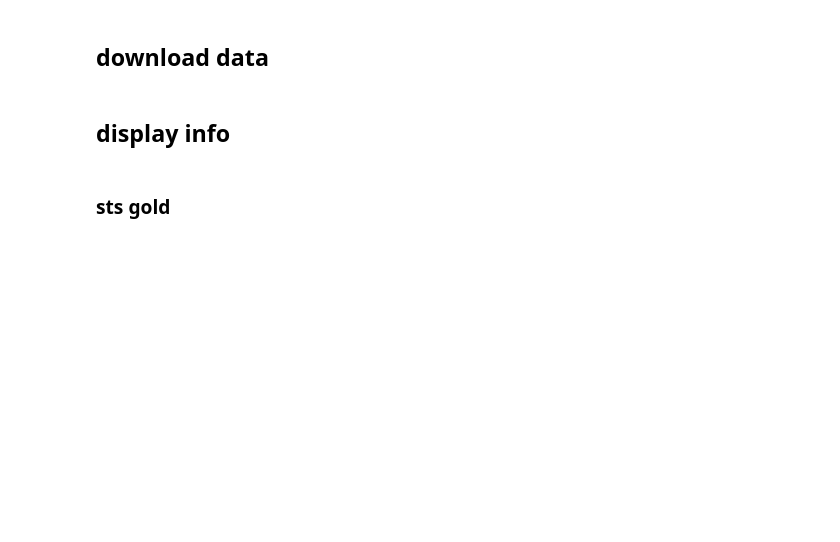
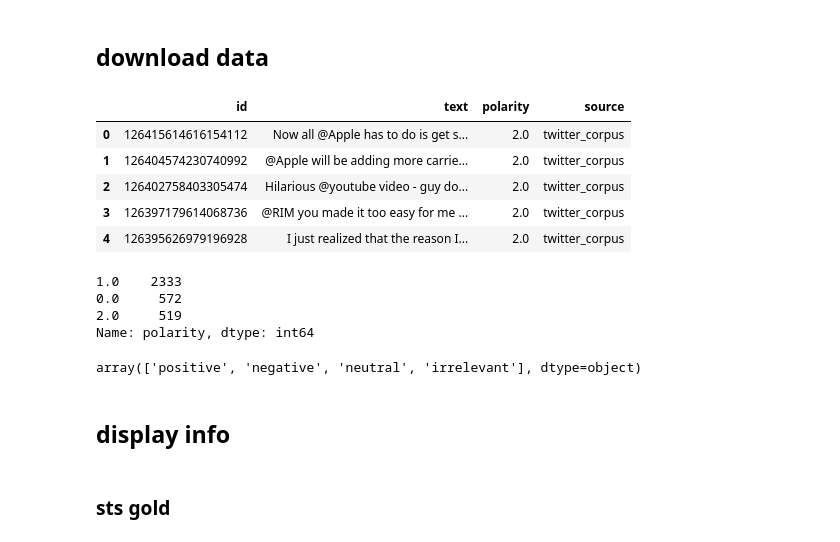
Before and after one commit to contatc2/green_mood_tracker, a Jupyter notebook: notebooks/Henryhall_Dataset_download.ipynb, the cells around one changed output. Drawn from its saved outputs; the diff is of its cells as text; code cells hidden in the pictures; blank space fills up the shorter version.

Commit message:
updated training data script for twitter corpus and addded roberta script

```diff
--- a/notebooks/Henryhall_Dataset_download.ipynb
+++ b/notebooks/Henryhall_Dataset_download.ipynb
@@ -7,6 +7,30 @@ import numpy as np
 sts_gold = pd.read_csv('../raw_data/STS_gold.csv',sep=';')
 kaggle_sentiment_train = pd.read_csv('../raw_data/kaggle_sentiment_train.csv')
 kaggle_sentiment_test = pd.read_csv('../raw_data/kaggle_sentiment_test.csv')
+# %%
+twitter_corpus = pd.read_csv('../raw_data/twitter_corpus.csv',error_bad_lines=False)
+twitter_corpus_final = twitter_corpus[['TweetId','TweetText','Sentiment']].rename(columns={'TweetId':'id','TweetText':'text','Sentiment':'polarity'})
+twitter_corpus_final['source'] = "twitter_corpus"
+twitter_corpus_final['polarity'] = twitter_corpus_final.polarity.map({'positive':2,'neutral':1,'negative':0})
+twitter_corpus_final.head()
+# %% [output]
+|  | id | text | polarity | source |
+| 0 | 126415614616154112 | Now all @Apple has to do is get s... | 2.0 | twitter_corpus |
+| 1 | 126404574230740992 | @Apple will be adding more carrie... | 2.0 | twitter_corpus |
+| 2 | 126402758403305474 | Hilarious @youtube video - guy do... | 2.0 | twitter_corpus |
+| 3 | 126397179614068736 | @RIM you made it too easy for me ... | 2.0 | twitter_corpus |
+| 4 | 126395626979196928 | I just realized that the reason I... | 2.0 | twitter_corpus |
+# %%
+twitter_corpus_final.polarity.value_counts()
+# %% [output]
+1.0    2333
+0.0     572
+2.0     519
+Name: polarity, dtype: int64
+# %%
+twitter_corpus.Sentiment.unique()
+# %% [output]
+array(['positive', 'negative', 'neutral', 'irrelevant'], dtype=object)
 # %%
 column_names = ['polarity','id','date','query','user','text']
 # %%
```
Also changed, not shown: parts of 8 cells of this notebook, 3 other files.
